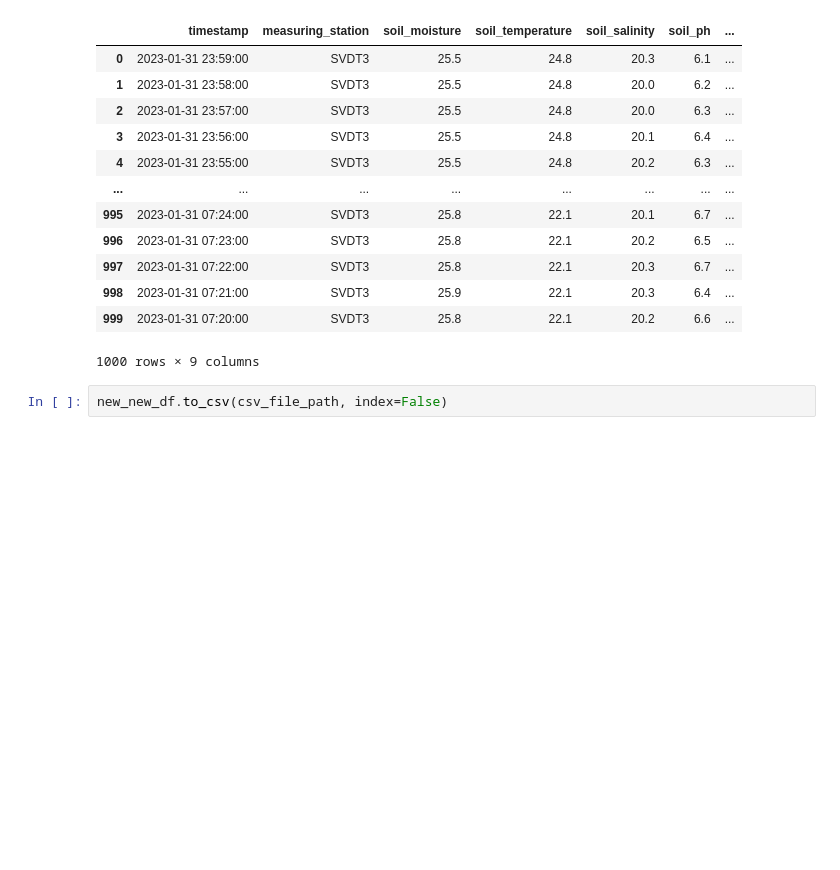
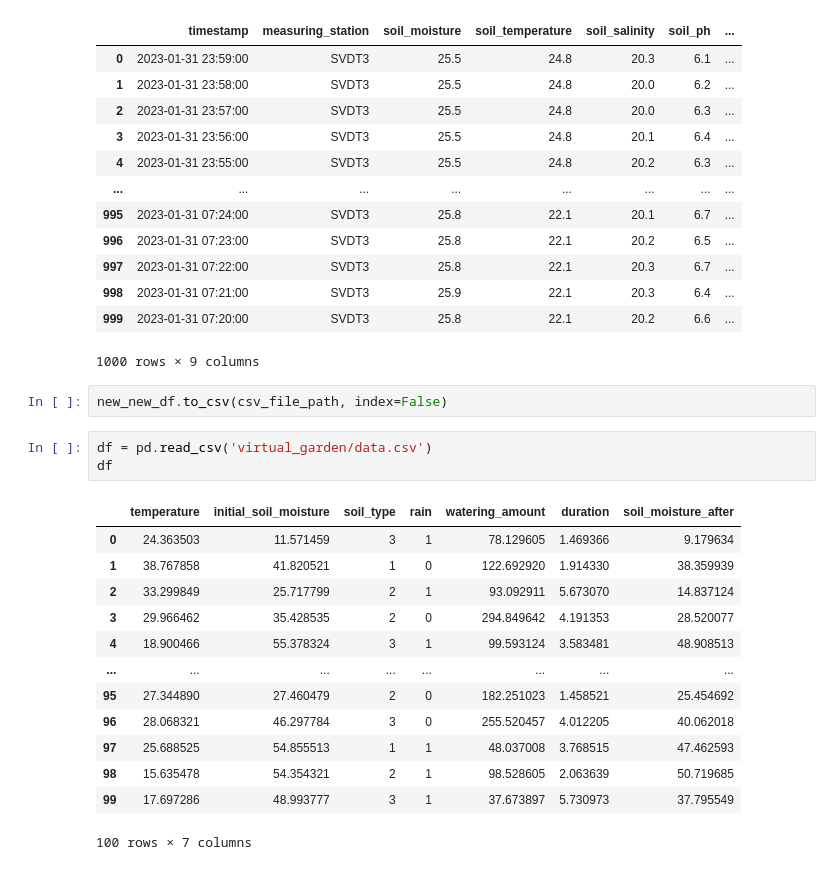
Before and after one commit to DangBaoTin/smart-irrigation-system, a Jupyter notebook: transform_data.ipynb, the cells around one changed output. Drawn from its saved outputs; the diff is of its cells as text; blank space fills up the shorter version.

```diff
--- a/transform_data.ipynb
+++ b/transform_data.ipynb
@@ -112,3 +112,20 @@ new_new_df.head(1000)
 1000 rows × 9 columns
 # %%
 new_new_df.to_csv(csv_file_path, index=False)
+# %%
+df = pd.read_csv('virtual_garden/data.csv')
+df
+# %% [output]
+|  | temperature | initial_soil_moisture | soil_type | rain | watering_amount | duration | soil_moisture_after |
+| 0 | 24.363503 | 11.571459 | 3 | 1 | 78.129605 | 1.469366 | 9.179634 |
+| 1 | 38.767858 | 41.820521 | 1 | 0 | 122.692920 | 1.914330 | 38.359939 |
+| 2 | 33.299849 | 25.717799 | 2 | 1 | 93.092911 | 5.673070 | 14.837124 |
+| 3 | 29.966462 | 35.428535 | 2 | 0 | 294.849642 | 4.191353 | 28.520077 |
+| 4 | 18.900466 | 55.378324 | 3 | 1 | 99.593124 | 3.583481 | 48.908513 |
+| ... | ... | ... | ... | ... | ... | ... | ... |
+| 95 | 27.344890 | 27.460479 | 2 | 0 | 182.251023 | 1.458521 | 25.454692 |
+| 96 | 28.068321 | 46.297784 | 3 | 0 | 255.520457 | 4.012205 | 40.062018 |
+| 97 | 25.688525 | 54.855513 | 1 | 1 | 48.037008 | 3.768515 | 47.462593 |
+| 98 | 15.635478 | 54.354321 | 2 | 1 | 98.528605 | 2.063639 | 50.719685 |
+| 99 | 17.697286 | 48.993777 | 3 | 1 | 37.673897 | 5.730973 | 37.795549 |
+100 rows × 7 columns
```
Also changed, not shown: parts of 6 cells of this notebook, 14 other files.
